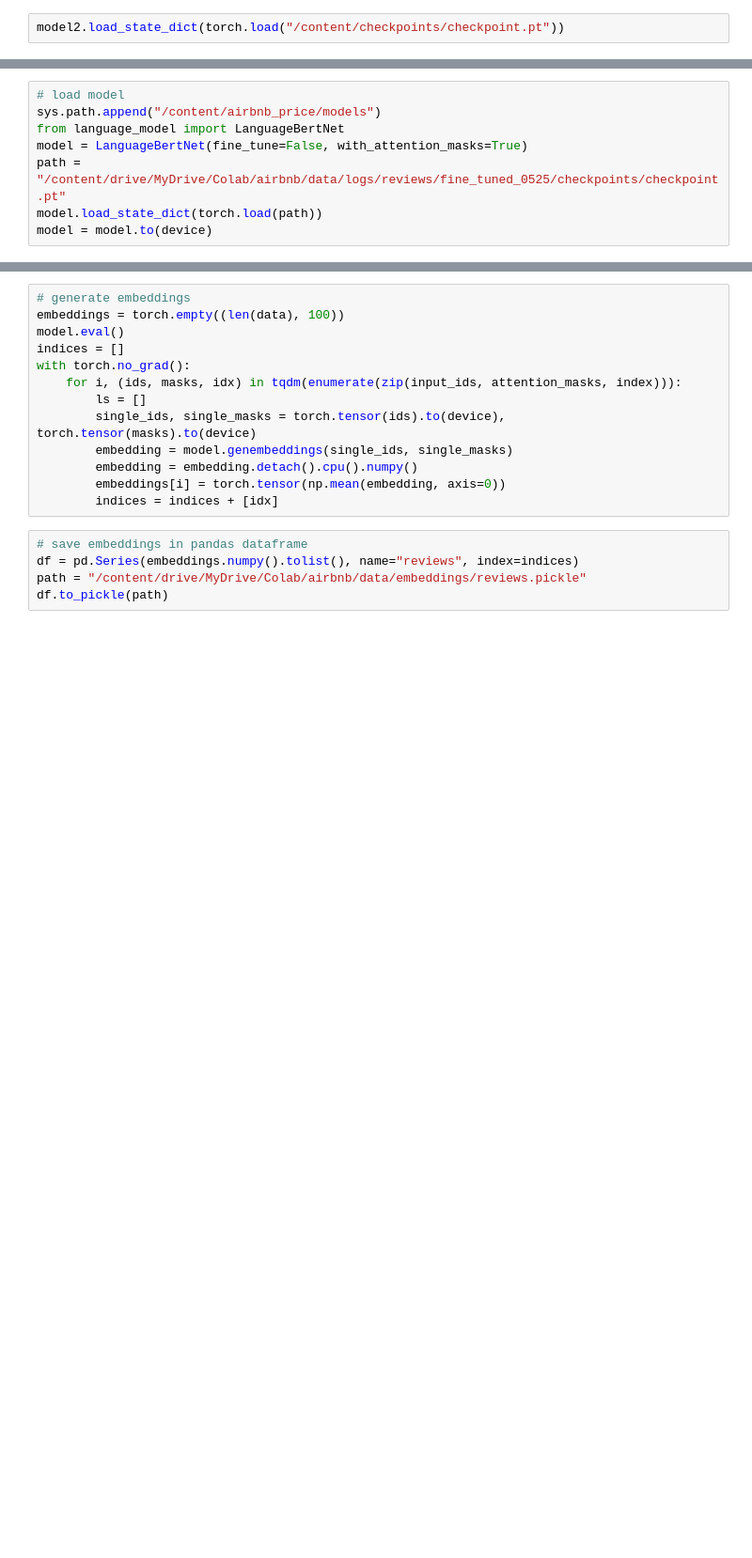
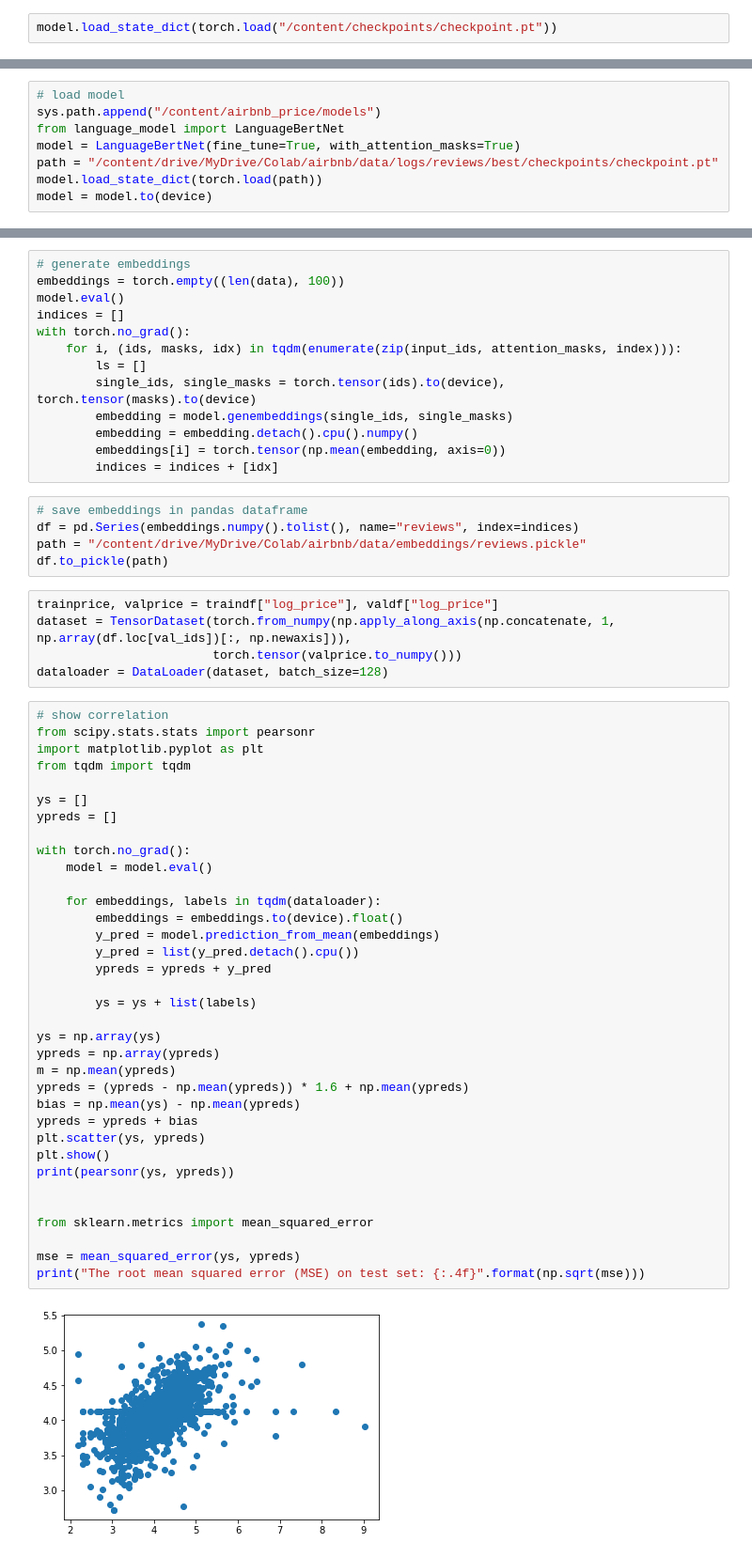
Before and after one commit to dernameistegal/airbnb_price, a Jupyter notebook: model_reviews.ipynb, the cells around one changed output, grey strips where cells are left out. Shown at 94% size. Saved outputs shown, nothing was run; the diff lists cells and outputs as text; blank space fills up the shorter version.

```diff
--- a/model_reviews.ipynb
+++ b/model_reviews.ipynb
@@ -302,7 +206,7 @@ np.save(path, val_losses)
 !mkdir -p /content/drive/MyDrive/Colab/airbnb/data/logs/reviews/best
 !cp -r /content/checkpoints/ /content/drive/MyDrive/Colab/airbnb/data/logs/reviews/best
 # %%
-model2.load_state_dict(torch.load("/content/checkpoints/checkpoint.pt"))
+model.load_state_dict(torch.load("/content/checkpoints/checkpoint.pt"))
 # %% [output]
 <All keys matched successfully>
 # %%
@@ -344,8 +273,8 @@ NameError: ignored
 # load model
 sys.path.append("/content/airbnb_price/models")
 from language_model import LanguageBertNet
-model = LanguageBertNet(fine_tune=False, with_attention_masks=True)
-path = "/content/drive/MyDrive/Colab/airbnb/data/logs/reviews/fine_tuned_0525/checkpoints/checkpoint.pt"
+model = LanguageBertNet(fine_tune=True, with_attention_masks=True)
+path = "/content/drive/MyDrive/Colab/airbnb/data/logs/reviews/best/checkpoints/checkpoint.pt"
 model.load_state_dict(torch.load(path))
 model = model.to(device)
 # %% [output]
@@ -372,3 +301,45 @@ with torch.no_grad():
 df = pd.Series(embeddings.numpy().tolist(), name="reviews", index=indices)
 path = "/content/drive/MyDrive/Colab/airbnb/data/embeddings/reviews.pickle"
 df.to_pickle(path)
+# %%
+trainprice, valprice = traindf["log_price"], valdf["log_price"]
+dataset = TensorDataset(torch.from_numpy(np.apply_along_axis(np.concatenate, 1, np.array(df.loc[val_ids])[:, np.newaxis])),
+                        torch.tensor(valprice.to_numpy()))
+dataloader = DataLoader(dataset, batch_size=128)
+# %%
+# show correlation
+from scipy.stats.stats import pearsonr
+import matplotlib.pyplot as plt
+from tqdm import tqdm
+
+ys = []
+ypreds = []
+
+with torch.no_grad():
+    model = model.eval()
+
+    for embeddings, labels in tqdm(dataloader):
+        embeddings = embeddings.to(device).float()
+        y_pred = model.prediction_from_mean(embeddings)
+        y_pred = list(y_pred.detach().cpu())
+        ypreds = ypreds + y_pred
+
+        ys = ys + list(labels)
+
+ys = np.array(ys)
+ypreds = np.array(ypreds)
+m = np.mean(ypreds)
+ypreds = (ypreds - np.mean(ypreds)) * 1.6 + np.mean(ypreds)
+bias = np.mean(ys) - np.mean(ypreds)
+ypreds = ypreds + bias
+plt.scatter(ys, ypreds)
+plt.show()
+print(pearsonr(ys, ypreds))
+
+
+from sklearn.metrics import mean_squared_error
+
+mse = mean_squared_error(ys, ypreds)
+print("The root mean squared error (MSE) on test set: {:.4f}".format(np.sqrt(mse)))
+# %% [output]
+[figure, added]
```
Also changed, not shown: parts of 25 cells of this notebook.
